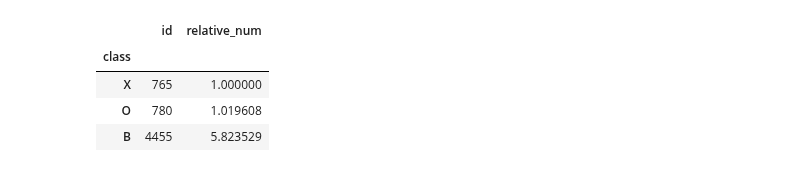
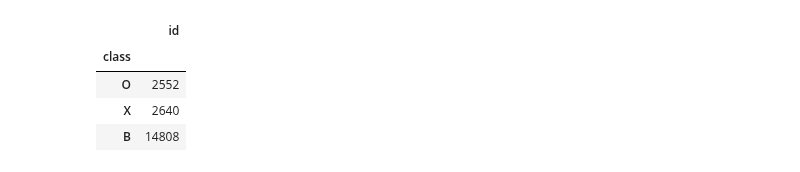
Before and after one commit to joehahn/exes-n-ohs, a Jupyter notebook: svm_model.ipynb, the cells around one changed output. Saved outputs shown, nothing was run; the diff lists cells and outputs as text; code cells hidden in the pictures.

```diff
--- a/svm_model.ipynb
+++ b/svm_model.ipynb
@@ -18,5 +21,6 @@ initial_id = 0
 # %%
-#generate training data
+#generate smallish sample training data...so that model hyperparameters can be tuned quickly
+N_dots = 20000
 import numpy as np
 rn_state = np.random.RandomState(seed=rn_seed)
 from helper_fns import *
@@ -70,12 +73,11 @@ plt.savefig('figs/training_data.png')
 # %%
 #check class balance
 cols = ['id', 'class']
 N = train[cols].groupby('class').count().sort_values('id')
-N['relative_num'] = N*1.0/N.min()
 N
 # %% [output]
-|  | id | relative_num |
-| class |  |  |
-| X | 765 | 1.000000 |
-| O | 780 | 1.019608 |
-| B | 4455 | 5.823529 |
+|  | id |
+| class |  |
+| O | 2552 |
+| X | 2640 |
+| B | 14808 |
```
Also changed, not shown: parts of 15 cells of this notebook, 3 other files.
